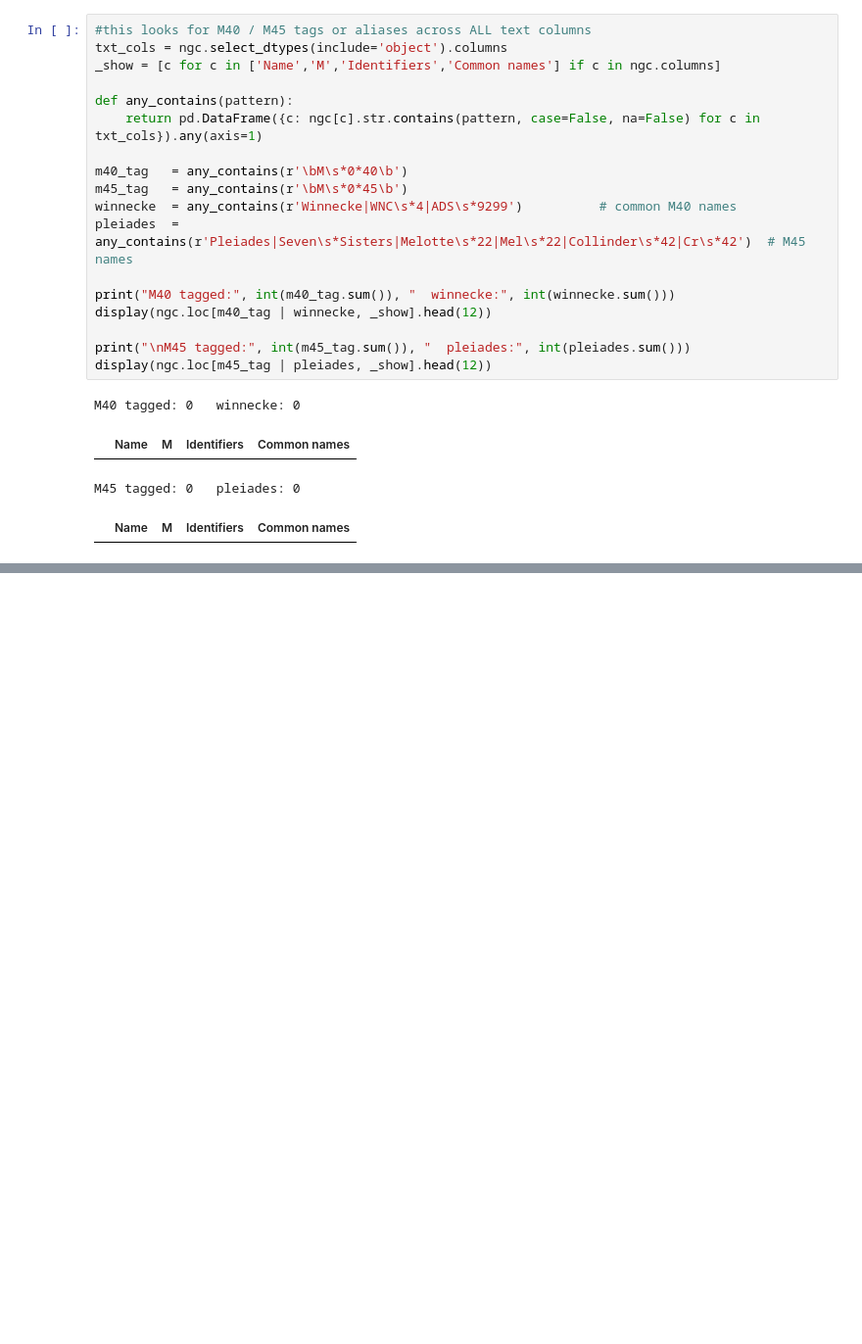
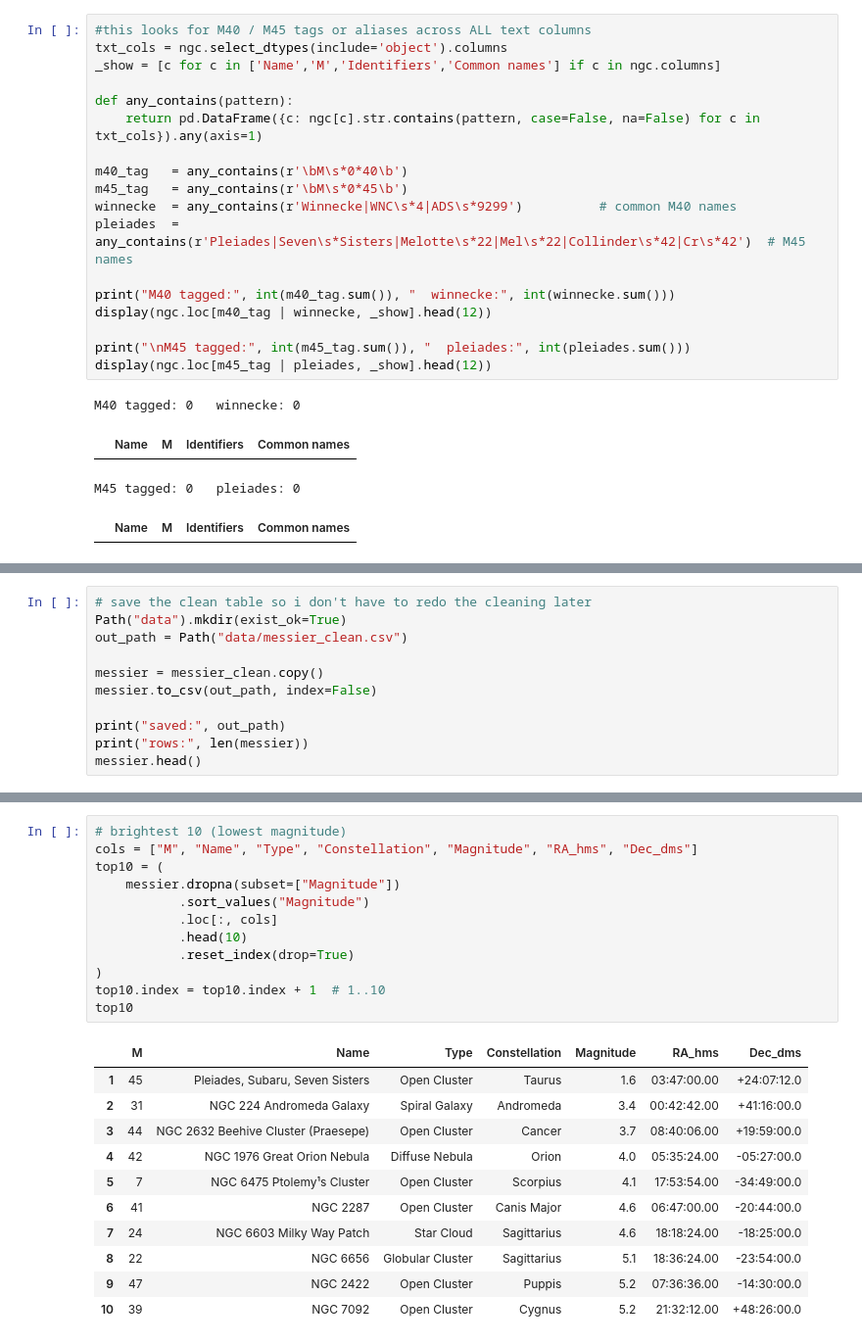
Before and after one commit to MUTEJIMMY/Astr1221_Project2_Abdirahman, a Jupyter notebook: Project2_DataWrangling.ipynb, the cells around one changed output, grey strips where cells are left out. Shown: that part at 98% size. Drawn from its saved outputs; the diff is of its cells as text; blank space fills up the shorter version.

```diff
--- a/Project2_DataWrangling.ipynb
+++ b/Project2_DataWrangling.ipynb
@@ -177,0 +363,11 @@ I can't get these 2 objects to appear from this sort, and I've tried a lot more
+# %%
+# save the clean table so i don't have to redo the cleaning later
+Path("data").mkdir(exist_ok=True)
+out_path = Path("data/messier_clean.csv")
+
+messier = messier_clean.copy()
+messier.to_csv(out_path, index=False)
+
+print("saved:", out_path)
+print("rows:", len(messier))
+messier.head()
@@ -177,0 +431,24 @@ I can't get these 2 objects to appear from this sort, and I've tried a lot more
+# %%
+# brightest 10 (lowest magnitude)
+cols = ["M", "Name", "Type", "Constellation", "Magnitude", "RA_hms", "Dec_dms"]
+top10 = (
+    messier.dropna(subset=["Magnitude"])
+           .sort_values("Magnitude")
+           .loc[:, cols]
+           .head(10)
+           .reset_index(drop=True)
+)
+top10.index = top10.index + 1  # 1..10
+top10
+# %% [output]
+|  | M | Name | Type | Constellation | Magnitude | RA_hms | Dec_dms |
+| 1 | 45 | Pleiades, Subaru, Seven Sisters | Open Cluster | Taurus | 1.6 | 03:47:00.00 | +24:07:12.0 |
+| 2 | 31 | NGC 224 Andromeda Galaxy | Spiral Galaxy | Andromeda | 3.4 | 00:42:42.00 | +41:16:00.0 |
+| 3 | 44 | NGC 2632 Beehive Cluster (Praesepe) | Open Cluster | Cancer | 3.7 | 08:40:06.00 | +19:59:00.0 |
+| 4 | 42 | NGC 1976 Great Orion Nebula | Diffuse Nebula | Orion | 4.0 | 05:35:24.00 | -05:27:00.0 |
+| 5 | 7 | NGC 6475 Ptolemy¹s Cluster | Open Cluster | Scorpius | 4.1 | 17:53:54.00 | -34:49:00.0 |
+| 6 | 41 | NGC 2287 | Open Cluster | Canis Major | 4.6 | 06:47:00.00 | -20:44:00.0 |
+| 7 | 24 | NGC 6603 Milky Way Patch | Star Cloud | Sagittarius | 4.6 | 18:18:24.00 | -18:25:00.0 |
+| 8 | 22 | NGC 6656 | Globular Cluster | Sagittarius | 5.1 | 18:36:24.00 | -23:54:00.0 |
+| 9 | 47 | NGC 2422 | Open Cluster | Puppis | 5.2 | 07:36:36.00 | -14:30:00.0 |
+| 10 | 39 | NGC 7092 | Open Cluster | Cygnus | 5.2 | 21:32:12.00 | +48:26:00.0 |
```
Also changed, not shown: parts of 15 cells of this notebook, 3 other files.
